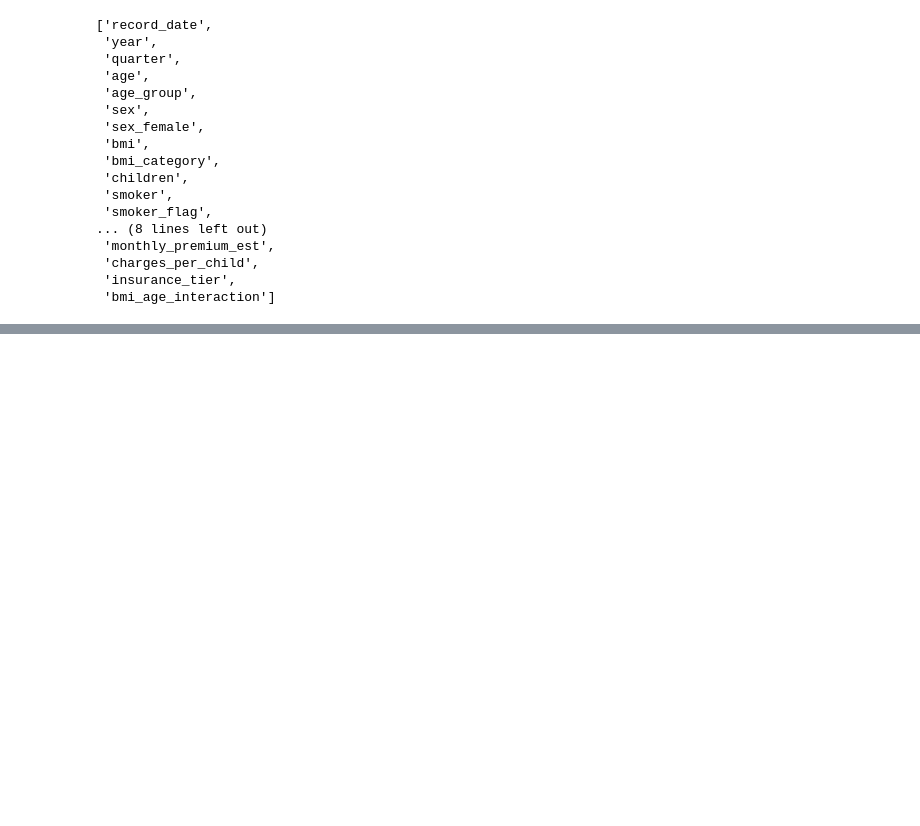
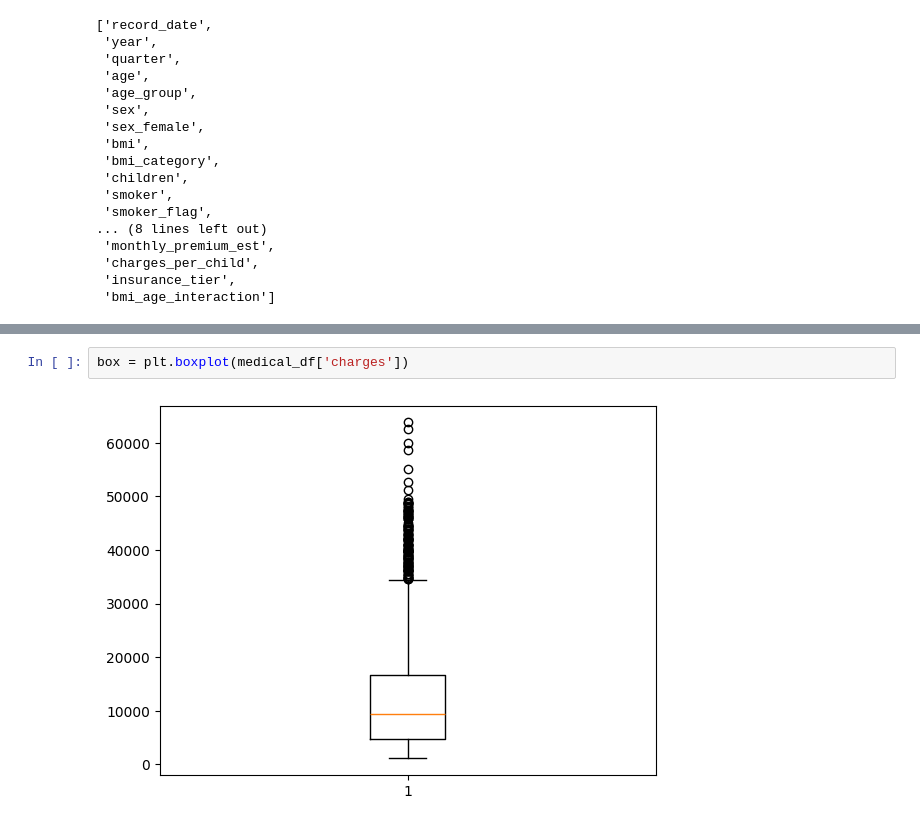
Before and after one commit to aparna-2001/medical-insurance-charges-ML-model-2021-2025, a Jupyter notebook: medical_insurance_charges_ML_model_2021_2025.ipynb, the cells around one changed output, grey strips where cells are left out. Drawn from its saved outputs; the diff is of its cells as text; blank space fills up the shorter version.

```diff
--- a/medical_insurance_charges_ML_model_2021_2025.ipynb
+++ b/medical_insurance_charges_ML_model_2021_2025.ipynb
@@ -164,0 +149,4 @@ Index(['year', 'quarter', 'age', 'age_group', 'sex_female', 'bmi',
+# %%
+box = plt.boxplot(medical_df['charges'])
+# %% [output]
+[figure, added]
```
Also changed, not shown: parts of 22 cells of this notebook.
